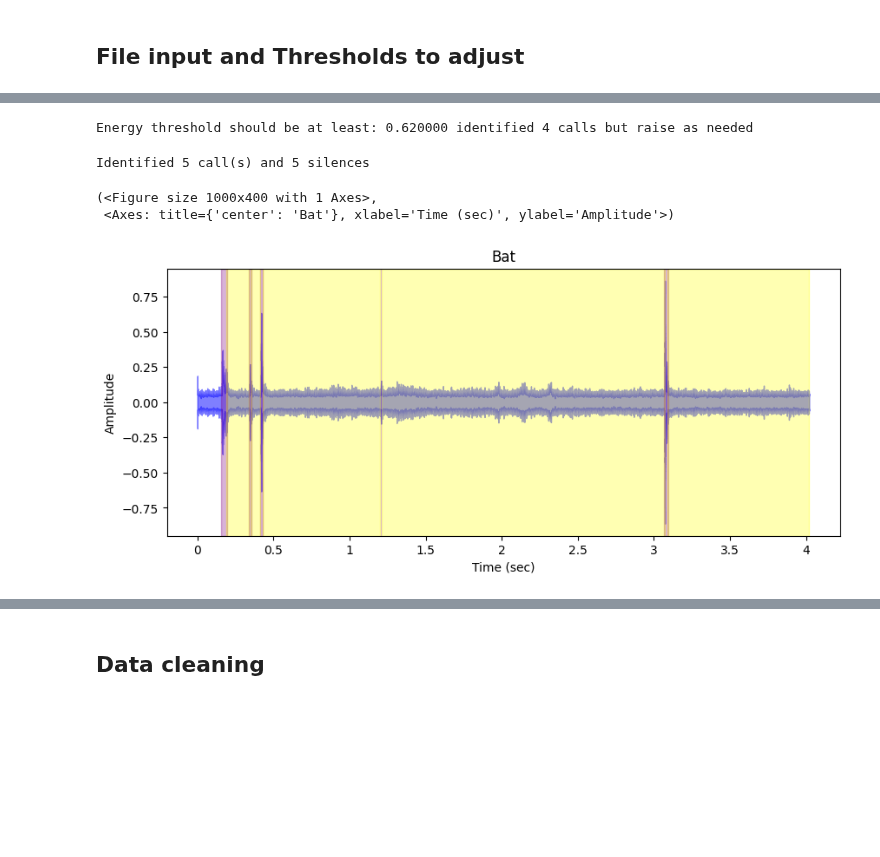
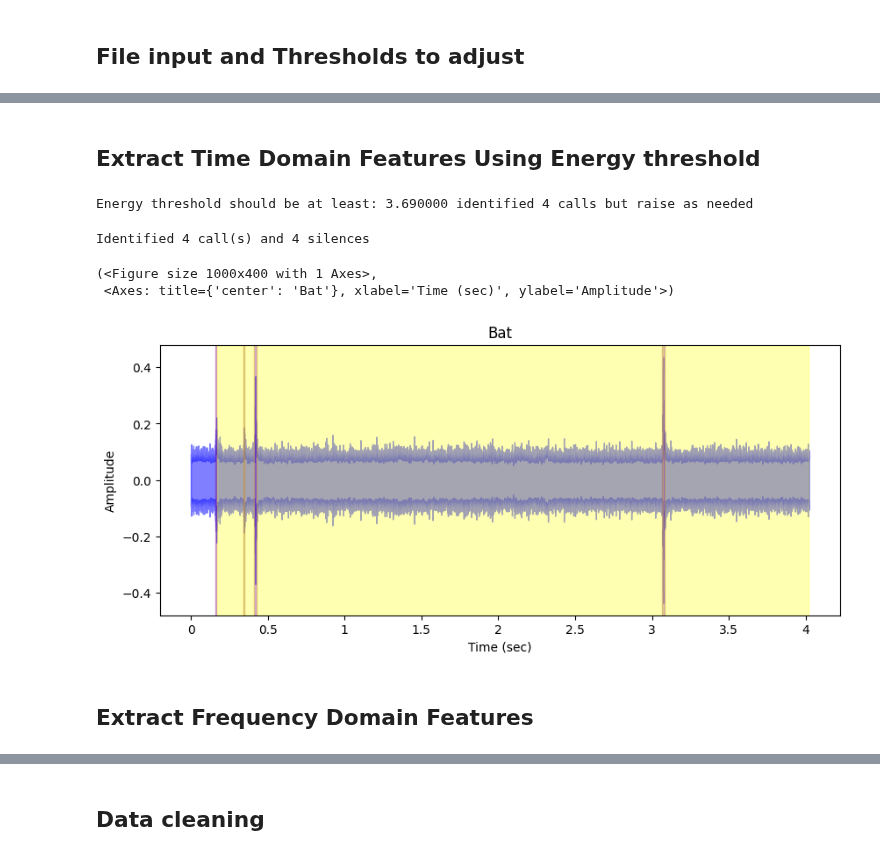
Before and after one commit to KaySRubio/audio-signal-analysis, a Jupyter notebook: notebooks/bat_echolocation_feature_extraction_semiautomated.ipynb, the cells around one changed output, grey strips where cells are left out. Drawn from its saved outputs; the diff is of its cells as text; code cells hidden in the pictures; blank space fills up the shorter version.

Commit message:
updated to butterworth filter

```diff
--- a/notebooks/bat_echolocation_feature_extraction_semiautomated.ipynb
+++ b/notebooks/bat_echolocation_feature_extraction_semiautomated.ipynb
@@ -160,0 +116,30 @@ plot_spectrogram(
+# %%
+# Butterworth high-pass filter
+sos = butter(
+    N=ORDER,
+    Wn=CUTOFF,
+    btype='highpass',
+    fs=sr,
+    output='sos'
+)
+
+# Apply zero-phase filtering
+file_filtered = sosfiltfilt(sos, file)
+
+stft_filtered = librosa.stft(
+    file_filtered,
+    n_fft=FRAME_LENGTH_SPEC,
+    hop_length=HOP_LENGTH_SPEC
+)
+
+stft_filtered_abs = np.abs(stft_filtered) ** 2
+stft_filtered_dB = librosa.power_to_db(stft_filtered_abs, ref=np.max)
+
+# Plot spectrogram
+plot_spectrogram(
+    stft_filtered_dB,
+    sr,
+    HOP_LENGTH_SPEC,
+    "linear",
+    0,
+    SPECTROGRAM_MAX_FREQ)
@@ -160,0 +159,3 @@ plot_spectrogram(
+# %%
+# Normalize audio signal so amplitude/volume is consistent across files using root mean square energy
+file_normalized = rms_normalize(file_filtered, target_dBFS=-30.0)
@@ -161,3 +179,5 @@ plot_spectrogram(
+# %% [markdown]
+## Extract Time Domain Features Using Energy threshold
 # %%
 # !!! Help picking an energy threshold
 # fill out the number of expected calls you'd expect to see based on the waveform and
@@ -184,7 +204,7 @@ while num_of_calls < NUM_OF_CALLS - 1 and run < max_runs:
         frame_shift=FRAME_SHIFT,
         sample_rate=sr,
         energy_threshold=energy_threshold)
-    vad_output = vad(bat_filtered_normalized)
+    vad_output = vad(file_normalized)
     # Get timestamps for calls
     calls = get_voice_activity_timestamps(
         vad_output=vad_output,
@@ -195,10 +215,10 @@ while num_of_calls < NUM_OF_CALLS - 1 and run < max_runs:
 print(f'Energy threshold should be at least: {energy_threshold:2f} identified {len(calls)} calls but raise as needed')
 ENERGY_THRESHOLD = energy_threshold
 # %% [output]
-Energy threshold should be at least: 0.620000 identified 4 calls but raise as needed
+Energy threshold should be at least: 3.690000 identified 4 calls but raise as needed
 # %%
 # re-adjust energy threshold as needed to make sure waveform below makes sense
-ENERGY_THRESHOLD = 2
+ENERGY_THRESHOLD = 5
 # %%
 # VAD
 vad = EnergyVAD(
@@ -206,7 +226,7 @@ vad = EnergyVAD(
     frame_shift=FRAME_SHIFT,
     sample_rate=sr,
     energy_threshold=ENERGY_THRESHOLD)
-vad_output = vad(bat_filtered_normalized)
+vad_output = vad(file_normalized)
 # Get timestamps for calls
 calls = get_voice_activity_timestamps(vad_output=vad_output, frame_shift=FRAME_SHIFT, min_silence_duration=MIN_ICI)
 
@@ -219,13 +239,13 @@ print(f'Identified {len(calls)} call(s) and {len(icis)} silences')
 if len(calls) < 4:
     print('Error! This is not enough calls. Try increasing the ENERGY_THRESHOLD')
 # %% [output]
-Identified 5 call(s) and 5 silences
+Identified 4 call(s) and 4 silences
 # %%
-plot_waveform(bat_filtered_normalized, 'Bat', sr, calls, icis)
+plot_waveform(file_normalized, 'Bat', sr, calls, icis)
 # %% [output]
 (<Figure size 1000x400 with 1 Axes>,
  <Axes: title={'center': 'Bat'}, xlabel='Time (sec)', ylabel='Amplitude'>)
-[figure, old version]
+[figure, new version]
 # %%
 # If there are more calls than ICI's, cut the last call out
 if len(calls) > len(icis):
@@ -246,3 +266,5 @@ time_to_next_call_ms = []
 for ici in icis:
     time_to_next_call_ms.append((ici['end'] - ici['start']) * 1000)
 df['time_to_next_call_ms'] = time_to_next_call_ms
+# %% [markdown]
+## Extract Frequency Domain Features
```
Also changed, not shown: parts of 24 cells of this notebook, 1 other file.
